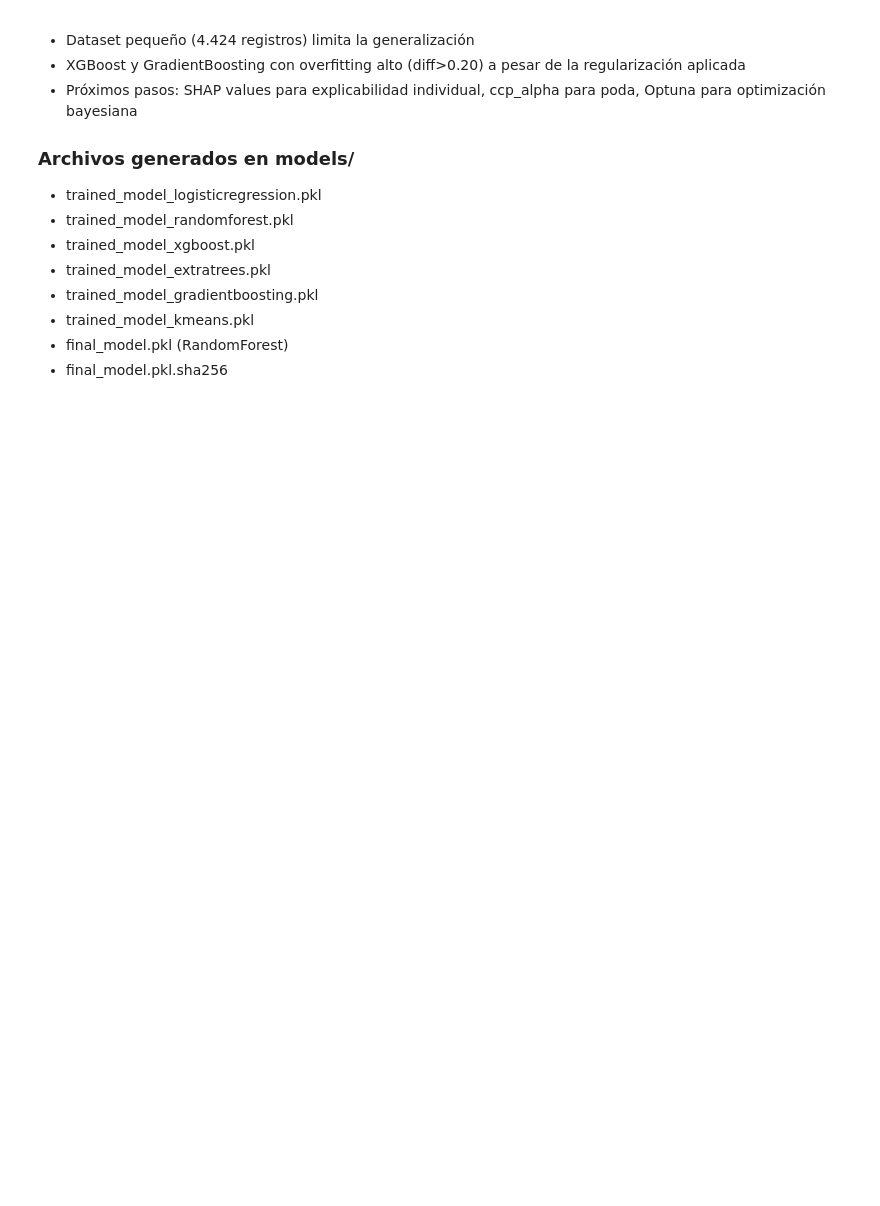
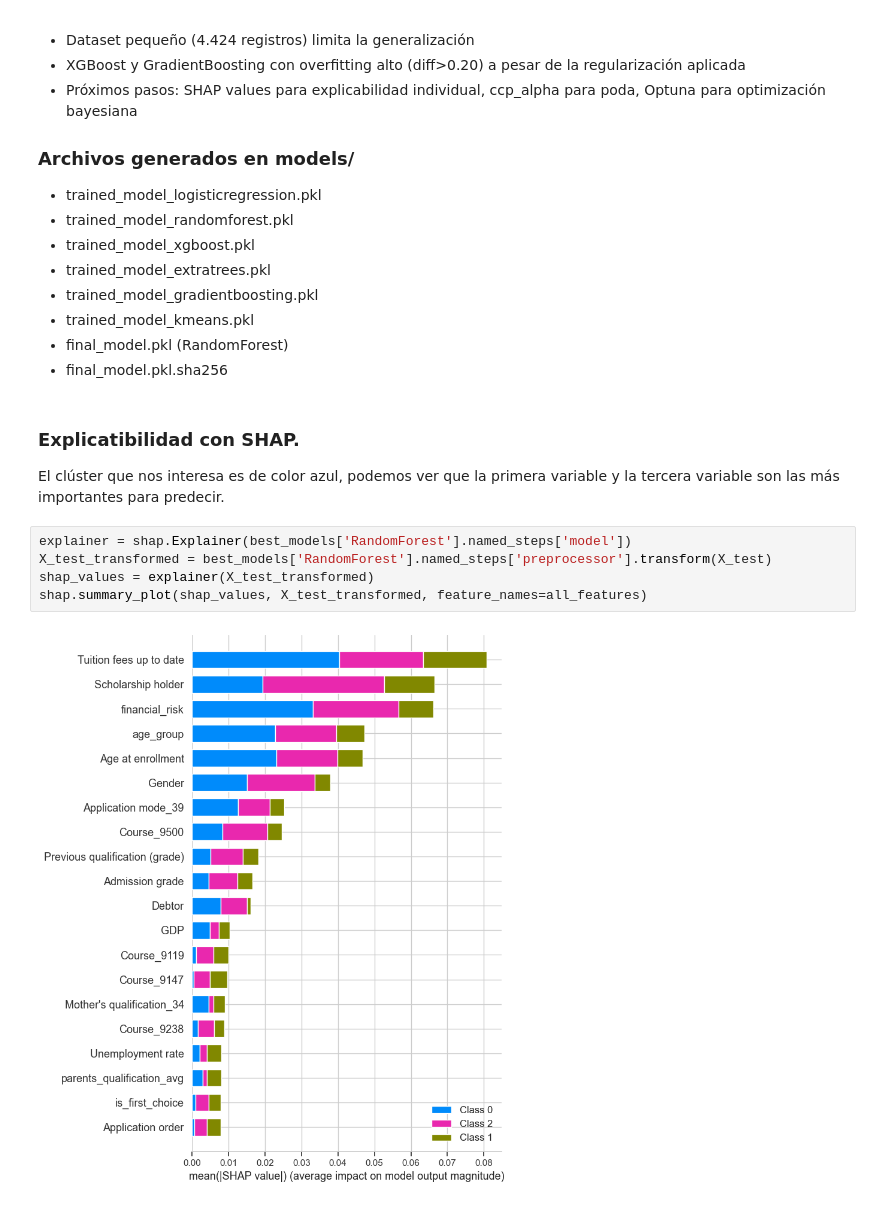
Before and after one commit to mcdatax/edurisk, a Jupyter notebook: notebooks/03_Entrenamiento_Evaluacion.ipynb, the cells around one changed output. Saved outputs shown, nothing was run; the diff lists cells and outputs as text; blank space fills up the shorter version.

Commit message:
feat: SHAP added

```diff
--- a/notebooks/03_Entrenamiento_Evaluacion.ipynb
+++ b/notebooks/03_Entrenamiento_Evaluacion.ipynb
@@ -1093,3 +1118,14 @@ en modelos lineales.
 - trained_model_kmeans.pkl
 - final_model.pkl (RandomForest)
 - final_model.pkl.sha256
+# %% [markdown]
+### Explicatibilidad con SHAP.
+
+El clúster que nos interesa es de color azul, podemos ver que la primera variable y la tercera variable son las más importantes para predecir.
+# %%
+explainer = shap.Explainer(best_models['RandomForest'].named_steps['model'])
+X_test_transformed = best_models['RandomForest'].named_steps['preprocessor'].transform(X_test)
+shap_values = explainer(X_test_transformed)
+shap.summary_plot(shap_values, X_test_transformed, feature_names=all_features)
+# %% [output]
+[figure, added]
```
Also changed, not shown: parts of 5 cells of this notebook.
